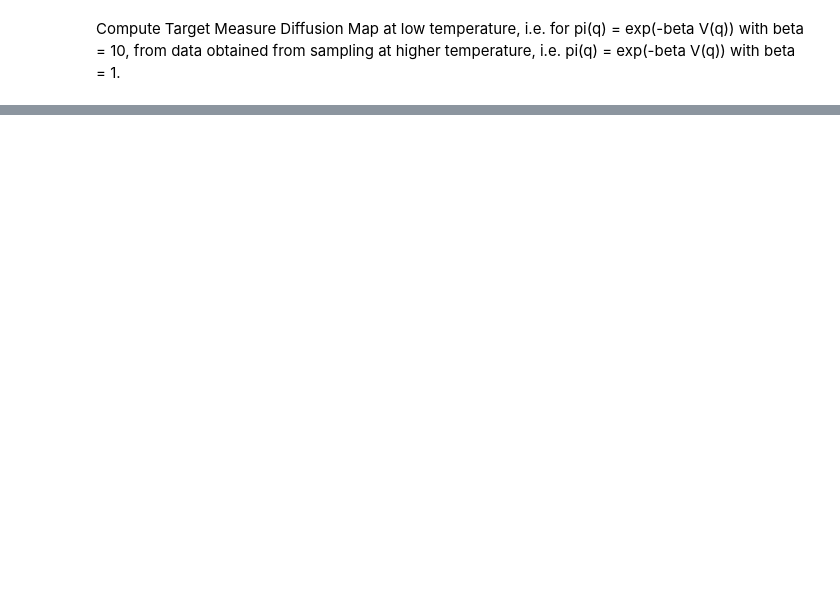
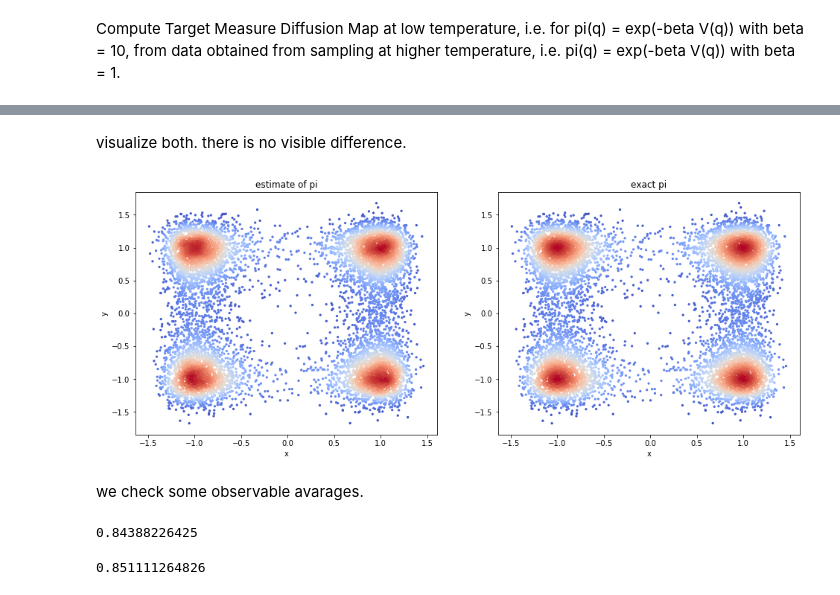
Before and after one commit to DiffusionMapsAcademics/pyDiffMap, a Jupyter notebook: examples/Four-Wells.ipynb, the cells around one changed output, grey strips where cells are left out. Saved outputs shown, nothing was run; the diff lists cells and outputs as text; code cells hidden in the pictures; blank space fills up the shorter version.

Commit message:
added kde and observable averages

```diff
--- a/examples/Four-Wells.ipynb
+++ b/examples/Four-Wells.ipynb
@@ -132,0 +149,6 @@ plt.show()
+# %%
+import scipy.sparse.linalg as spsl
+P = mytdmap.P
+[evals, evecs] = spsl.eigs(P.transpose(),k=1, which='LM')
+
+phi = np.real(evecs.ravel())
@@ -132,0 +162,24 @@ plt.show()
+# %% [markdown]
+visualize both. there is no visible difference.
+# %%
+plt.figure(figsize=(16,6))
+
+ax = plt.subplot(121)
+ax.scatter(X[:,0], X[:,1], c = q_est, s=5, cmap=cm.coolwarm)
+
+ax.set_xlabel('x')
+ax.set_ylabel('y')
+ax.set_title('estimate of pi')
+
+ax2 = plt.subplot(122)
+ax2.scatter(X[:,0], X[:,1], c = q_exact, s=5, cmap=cm.coolwarm)
+
+ax2.set_xlabel('x')
+ax2.set_ylabel('y')
+ax2.set_title('exact pi')
+
+plt.show()
+# %% [output]
+[figure, added]
+# %% [markdown]
+we check some observable avarages.
@@ -132,0 +190,11 @@ plt.show()
+# %%
+raw = np.mean(Energy)
+print(raw)
+# %% [output]
+0.84388226425
+# %%
+phi = phi/sum(phi)
+reweight1 = np.sum(Energy*phi)
+print(reweight1)
+# %% [output]
+0.851111264826
```
Also changed, not shown: parts of 13 cells of this notebook.
